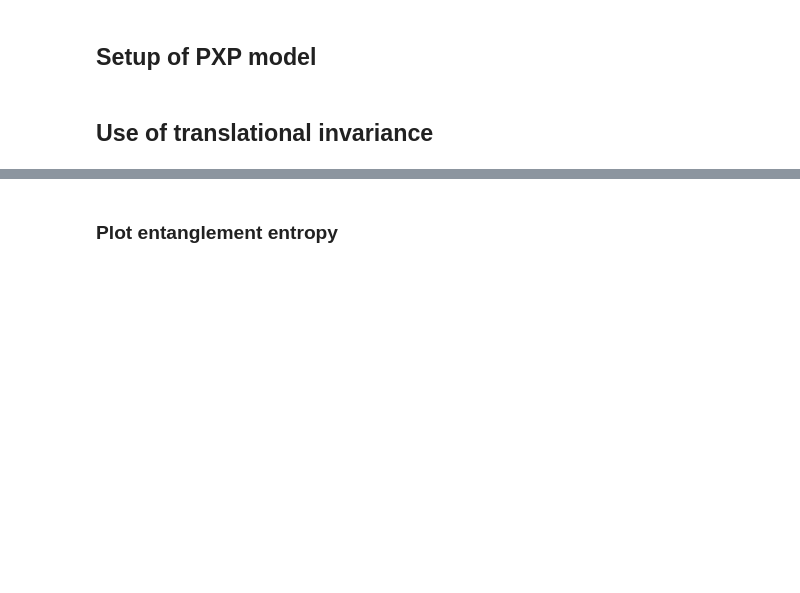
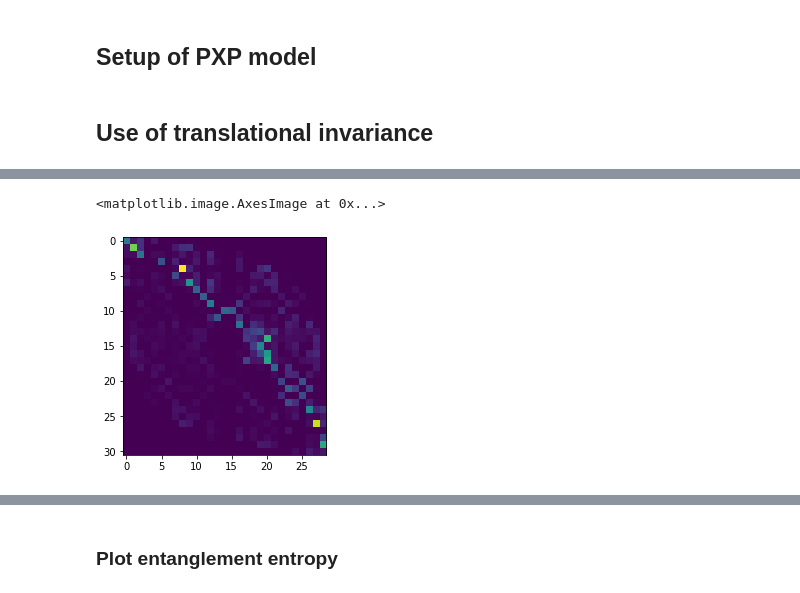
Before and after one commit to shemian29/qims, a Jupyter notebook: Project_QMBS/QScars.ipynb, the cells around one changed output, grey strips where cells are left out. Drawn from its saved outputs; the diff is of its cells as text; code cells hidden in the pictures; blank space fills up the shorter version.

```diff
--- a/Project_QMBS/QScars.ipynb
+++ b/Project_QMBS/QScars.ipynb
@@ -69,0 +48,10 @@ print()
+# %%
+evals_temp, evecs_temp = Hs[k_list[0]].eigenstates()
+
+zrs = evecs_temp[np.ix_(np.where(np.abs(evals_temp)<10**(-10))[0])]
+
+vtemp = zrs[0]
+for n in tqdm(range(1,len(zrs))):
+
+    vtemp = hstack((vtemp, zrs[n].data))
+evecs_set = qt.Qobj(vtemp)
@@ -69,0 +209,4 @@ print()
+# %%
+k_list = np.arange(0, Nx) / Nx
+vs = qt.Qobj([evecs[k_list[0],n].full().T[0] for n in range(Hs[k_list[0]].shape[0])]).dag()
+vs2 = qt.Qobj([evecs[k_list[int(Nx/2)],n].full().T[0] for n in range(Hs[k_list[int(Nx/2)]].shape[0])]).dag()
@@ -69,0 +233,8 @@ print()
+# %%
+
+TP = (Sz+1j*Sy)/2
+# TP = (Sy+1j*Sz)/2
+plt.imshow(np.abs((vs.dag()*TP*vs2).full()))
+# %% [output]
+<matplotlib.image.AxesImage at 0x...>
+[figure, added]
```
Also changed, not shown: parts of 47 cells of this notebook.
